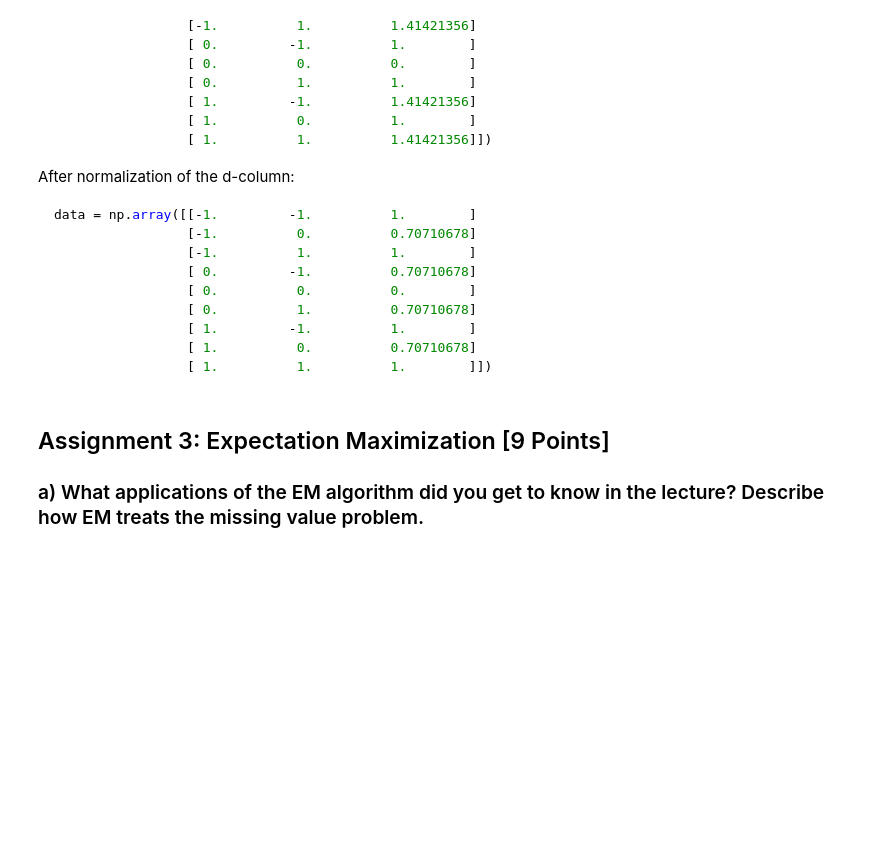
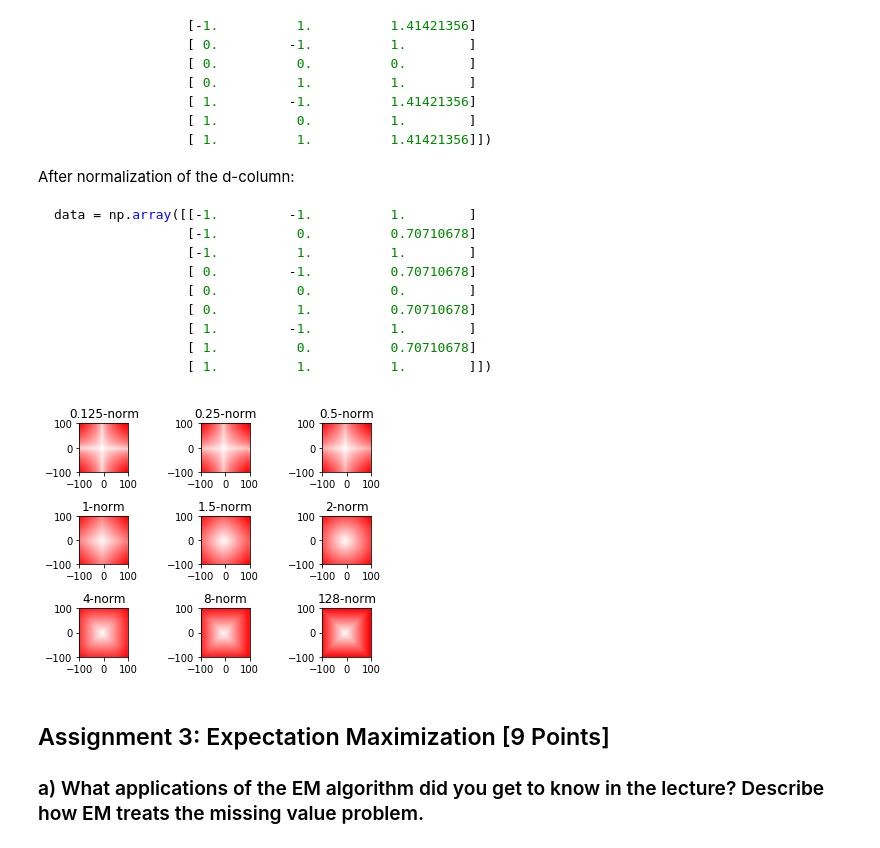
Before and after one commit to tbohne/ML2020, a Jupyter notebook: s3/sheet03.ipynb, the cells around one changed output. Cells and saved outputs as stored; diff of their text form; code cells hidden in the pictures; blank space fills up the shorter version.

````diff
--- a/s3/sheet03.ipynb
+++ b/s3/sheet03.ipynb
@@ -140,9 +142,14 @@ def pnorm(x, p):
     Returns:
         The p-norm of x.
     """
-    result = None
     # YOUR CODE HERE
-    return result
+    res = 0
+    if isinstance(x, int):
+        res += abs(x) ** p
+    else:
+        for i in x:
+            res += abs(i) ** p
+    return res ** (1.0 / p)
 # %%
 # 1e-10 is 0.0000000001
 assert pnorm(1, 2)      - 1          < 1e-10 , "pnorm is incorrect for x = 1, p = 2"
@@ -218,38 +224,42 @@ data = np.array([[-1.         -1.          1.        ]
                  [ 1.          1.          1.        ]])
 ```
 # %%
-%matplotlib notebook
+%matplotlib inline
 import numpy as np
 import matplotlib.pyplot as plt
 from matplotlib.colors import ColorConverter
 
 color = ColorConverter()
 figure_norms = plt.figure('p-norm comparison')
 
 # create the linspace vector
 # YOUR CODE HERE
+ls = np.linspace(-100, 100, 50)
 
 assert len(ls) == 50 , 'ls should be of length 50.'
 assert (min(ls), max(ls)) == (-100, 100) , 'ls should range from -100 to 100, inclusively.'
 
 for i, p in enumerate([1/8, 1/4, 1/2, 1, 1.5, 2, 4, 8, 128]):
-    # Create a numpy array containing useful values instead of zeros.
-    data = np.zeros((2500, 3))
     # YOUR CODE HERE
+    data = [[x, y, pnorm([x, y], p)] for x in ls for y in ls]
+    data = np.array(data)
+    data[:,2] /= np.max(data[:,2])
 
     assert data[100,2]>0.9 and data[100,2]<1, "Wrong result for p norm, make sure you use NORM and not pdist!"
     assert all(data[:,2] <= 1), 'The third column should be normalized.'
 
     # Plot the data.
     colors = [color.to_rgb((1, 1-a, 1-a)) for a in data[:,2]]
     a = plt.subplot(3, 3, i + 1)
     plt.scatter(data[:,0], data[:,1], marker='.', color=colors)
     a.set_ylim([-100, 100])
     a.set_xlim([-100, 100])
     a.set_title('{:.3g}-norm'.format(p))
     a.set_aspect('equal')
     plt.tight_layout()
     figure_norms.canvas.draw()
+# %% [output]
+[figure, added]
 # %% [markdown]
 ## Assignment 3: Expectation Maximization [9 Points]
 
````
Also changed, not shown: parts of 3 cells of this notebook.
